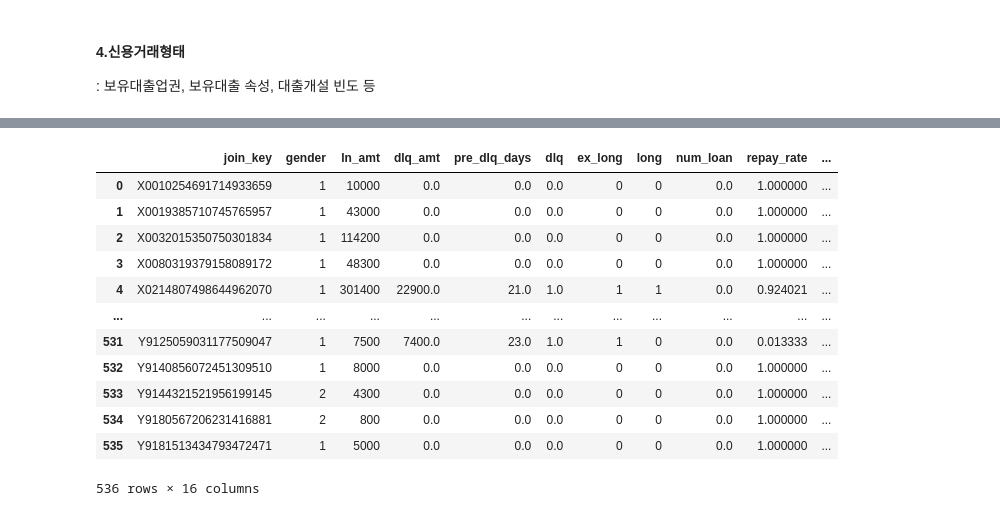
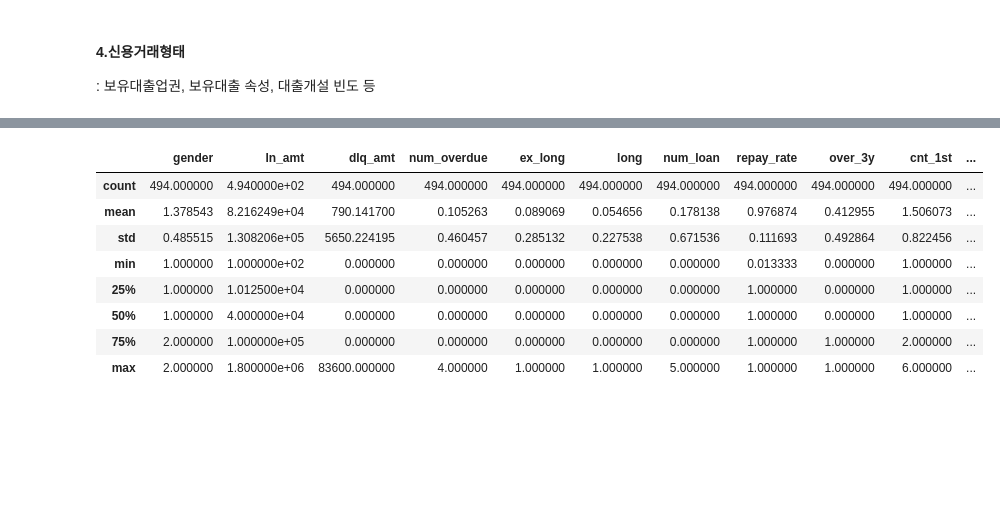
Before and after one commit to HyangGonJin/credb, a Jupyter notebook: [credb]Part1_preprocessing.ipynb, the cells around one changed output, grey strips where cells are left out. Cells and saved outputs as stored; diff of their text form; code cells hidden in the pictures; blank space fills up the shorter version.

```diff
--- a/[credb]Part1_preprocessing.ipynb
+++ b/[credb]Part1_preprocessing.ipynb
@@ -608,2 +620,5 @@ tmp = df_loan.groupby('join_key',as_index=False).agg({'ln_ym':'min','ln_year':'m
 # %%
-df['over_3y'] = np.where(pd.to_datetime(standard_year,format='%Y%m').year - tmp['ln_year']>3,1,0)
+%%time
+for i,row in df.iterrows():
+    tmp = df_loan[df_loan['join_key']==row['join_key']].groupby(['join_key'],as_index=False).agg({'ln_ym':'min','ln_year':'min'})
+    df.loc[i,'over_3y'] = np.where(pd.to_datetime(standard_year,format='%Y%m').year - tmp['ln_year']>3,1,0)
@@ -614,9 +632,9 @@ df['over_3y'] = np.where(pd.to_datetime(standard_year,format='%Y%m').year - tmp[
 # %%
 %%time
 for i,row in df.iterrows():
-    tmp = df_loan[df_loan['join_key']==row['join_key']].groupby(['com_key','ln_ym','sctr_cd','ln_cd','ln_amt'],as_index=False).agg({'ym':'max'})
-    df['cnt_1st'] = len(tmp[tmp['sctr_cd']==1])
-    df['cnt_2nd'] = len(tmp[(tmp['sctr_cd']==3)|(tmp['sctr_cd']==21)])
-    df['cnt_card'] = len(tmp[tmp['sctr_cd']==5])
-    df['cnt_insurance'] = len(tmp[(tmp['sctr_cd']==6)|(tmp['sctr_cd']==8)])
+    tmp = df_loan[df_loan['join_key']==row['join_key']].groupby(['com_key','ln_ym','sctr_cd','ln_cd'],as_index=False).agg({'ym':'max'})
+    df.loc[i,'cnt_1st'] = len(tmp[tmp['sctr_cd']==1])
+    df.loc[i,'cnt_2nd'] = len(tmp[(tmp['sctr_cd']==3)|(tmp['sctr_cd']==21)])
+    df.loc[i,'cnt_card'] = len(tmp[tmp['sctr_cd']==5])
+    df.loc[i,'cnt_insurance'] = len(tmp[(tmp['sctr_cd']==6)|(tmp['sctr_cd']==8)])
 # %% [output]
@@ -625,21 +643,19 @@ Wall time: 3.64 s
 # %%
 df['age'] = pd.to_datetime(standard_year,format='%Y%m').year - df['bth_yr']
-df = df.drop(['bth_yr','num_overdue','dlq_count_2018'],axis=1)
+df = df.drop(['bth_yr','pre_dlq_days','dlq_count_2018','dlq'],axis=1)
+# %%
+df = df[df['repay_rate']>=0]
 # %%
-df
+df.describe()
 # %% [output]
-|  | join_key | gender | ln_amt | dlq_amt | pre_dlq_days | dlq | ex_long | long | num_loan | repay_rate | ... |
-| 0 | X0010254691714933659 | 1 | 10000 | 0.0 | 0.0 | 0.0 | 0 | 0 | 0.0 | 1.000000 | ... |
-| 1 | X0019385710745765957 | 1 | 43000 | 0.0 | 0.0 | 0.0 | 0 | 0 | 0.0 | 1.000000 | ... |
-| 2 | X0032015350750301834 | 1 | 114200 | 0.0 | 0.0 | 0.0 | 0 | 0 | 0.0 | 1.000000 | ... |
-| 3 | X0080319379158089172 | 1 | 48300 | 0.0 | 0.0 | 0.0 | 0 | 0 | 0.0 | 1.000000 | ... |
-| 4 | X0214807498644962070 | 1 | 301400 | 22900.0 | 21.0 | 1.0 | 1 | 1 | 0.0 | 0.924021 | ... |
-| ... | ... | ... | ... | ... | ... | ... | ... | ... | ... | ... | ... |
-| 531 | Y9125059031177509047 | 1 | 7500 | 7400.0 | 23.0 | 1.0 | 1 | 0 | 0.0 | 0.013333 | ... |
-| 532 | Y9140856072451309510 | 1 | 8000 | 0.0 | 0.0 | 0.0 | 0 | 0 | 0.0 | 1.000000 | ... |
-| 533 | Y9144321521956199145 | 2 | 4300 | 0.0 | 0.0 | 0.0 | 0 | 0 | 0.0 | 1.000000 | ... |
-| 534 | Y9180567206231416881 | 2 | 800 | 0.0 | 0.0 | 0.0 | 0 | 0 | 0.0 | 1.000000 | ... |
-| 535 | Y9181513434793472471 | 1 | 5000 | 0.0 | 0.0 | 0.0 | 0 | 0 | 0.0 | 1.000000 | ... |
+|  | gender | ln_amt | dlq_amt | num_overdue | ex_long | long | num_loan | repay_rate | over_3y | cnt_1st | ... |
+| count | 494.000000 | 4.940000e+02 | 494.000000 | 494.000000 | 494.000000 | 494.000000 | 494.000000 | 494.000000 | 494.000000 | 494.000000 | ... |
+| mean | 1.378543 | 8.216249e+04 | 790.141700 | 0.105263 | 0.089069 | 0.054656 | 0.178138 | 0.976874 | 0.412955 | 1.506073 | ... |
+| std | 0.485515 | 1.308206e+05 | 5650.224195 | 0.460457 | 0.285132 | 0.227538 | 0.671536 | 0.111693 | 0.492864 | 0.822456 | ... |
+| min | 1.000000 | 1.000000e+02 | 0.000000 | 0.000000 | 0.000000 | 0.000000 | 0.000000 | 0.013333 | 0.000000 | 1.000000 | ... |
+| 25% | 1.000000 | 1.012500e+04 | 0.000000 | 0.000000 | 0.000000 | 0.000000 | 0.000000 | 1.000000 | 0.000000 | 1.000000 | ... |
+| 50% | 1.000000 | 4.000000e+04 | 0.000000 | 0.000000 | 0.000000 | 0.000000 | 0.000000 | 1.000000 | 0.000000 | 1.000000 | ... |
+| 75% | 2.000000 | 1.000000e+05 | 0.000000 | 0.000000 | 0.000000 | 0.000000 | 0.000000 | 1.000000 | 1.000000 | 2.000000 | ... |
+| max | 2.000000 | 1.800000e+06 | 83600.000000 | 4.000000 | 1.000000 | 1.000000 | 5.000000 | 1.000000 | 1.000000 | 6.000000 | ... |
-536 rows × 16 columns
 # %%
 df.to_csv("./credb/credb.csv",index=False)
```
Also changed, not shown: parts of 10 cells of this notebook, 1 other file.
